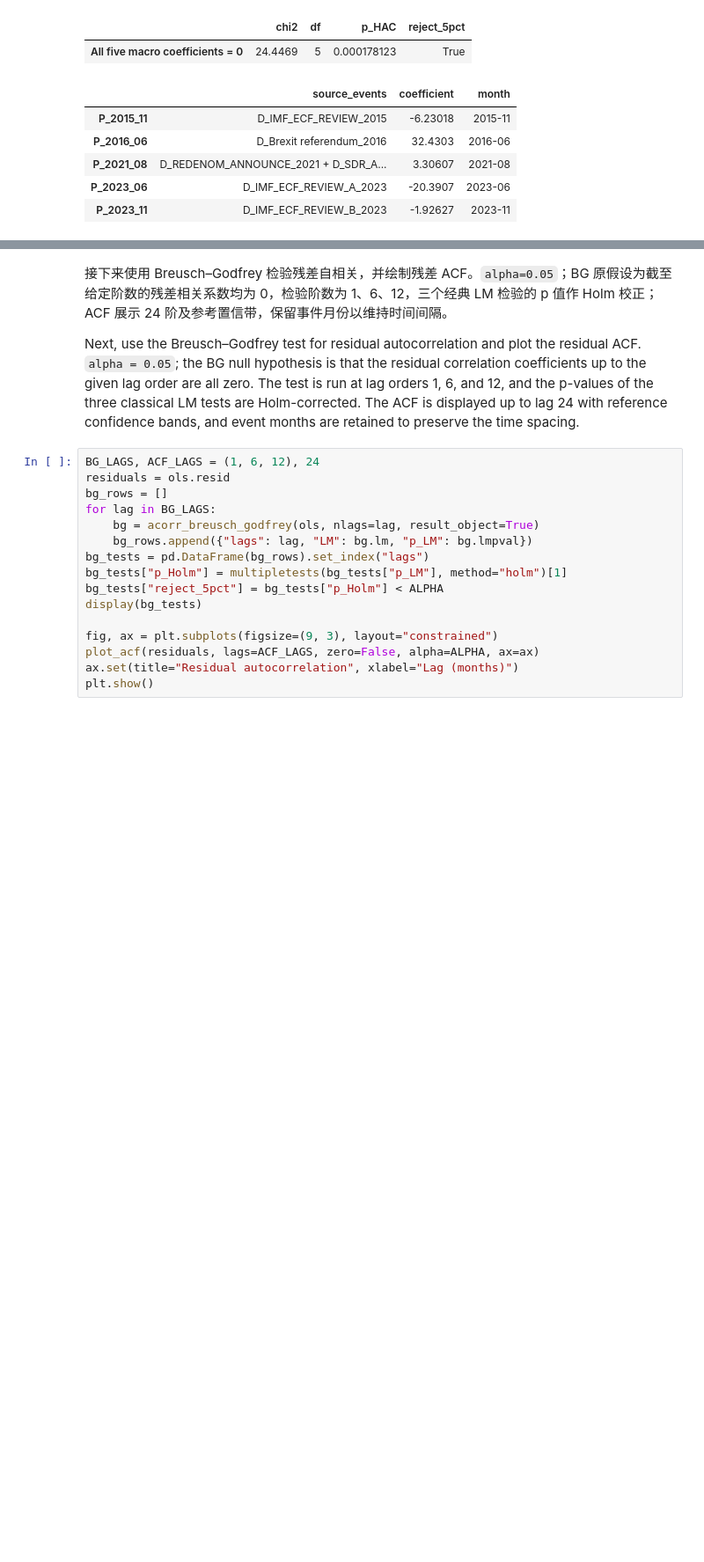
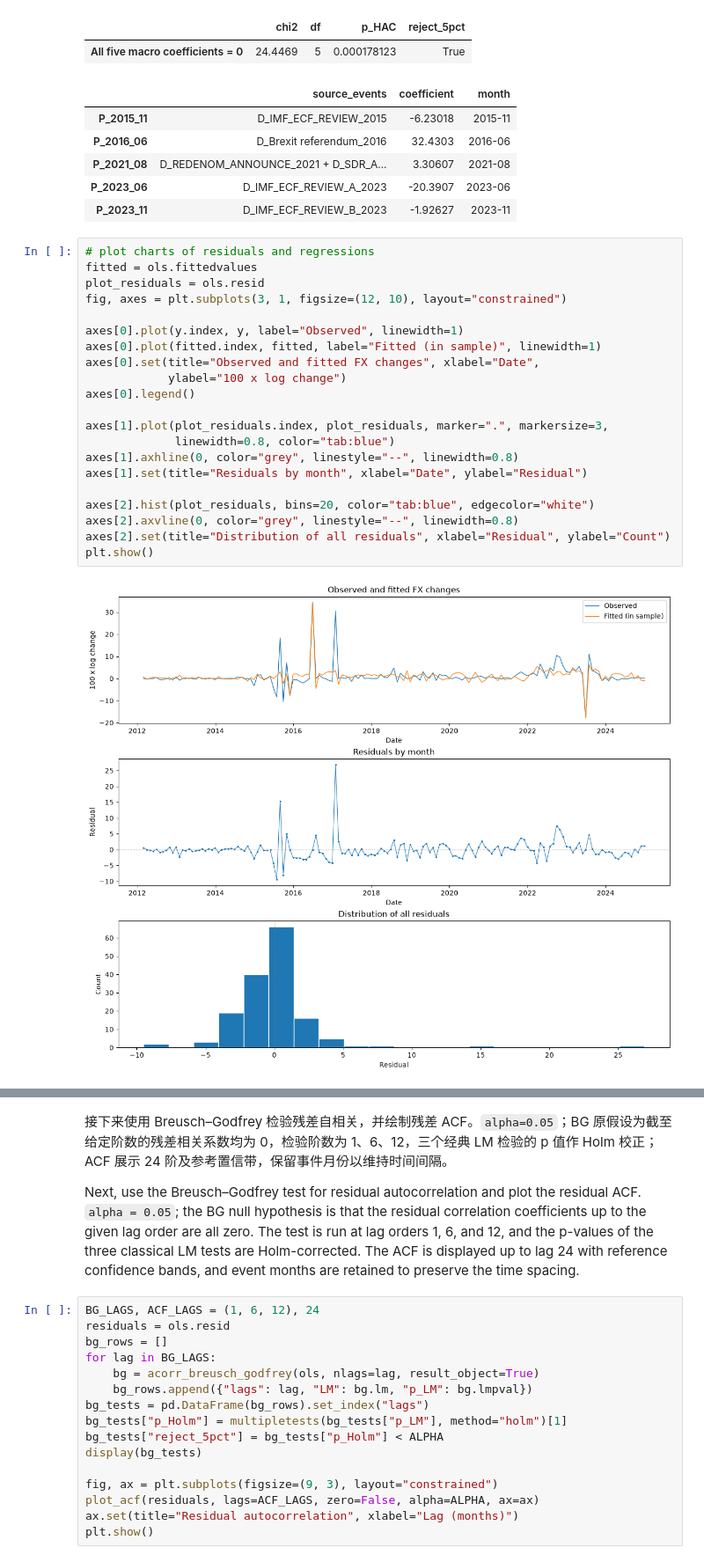
Before and after one commit to Kitazaki-Hinata/SLE_research, a Jupyter notebook: notebook/6_second_regression.ipynb, the cells around one changed output, grey strips where cells are left out. Shown at 88% size. Cells and saved outputs as stored; diff of their text form; blank space fills up the shorter version.

```diff
--- a/notebook/6_second_regression.ipynb
+++ b/notebook/6_second_regression.ipynb
@@ -209,6 +209,29 @@ display(policy_table)
 | P_2021_08 | D_REDENOM_ANNOUNCE_2021 + D_SDR_A... | 3.30607 | 2021-08 |
 | P_2023_06 | D_IMF_ECF_REVIEW_A_2023 | -20.3907 | 2023-06 |
 | P_2023_11 | D_IMF_ECF_REVIEW_B_2023 | -1.92627 | 2023-11 |
+# %%
+# plot charts of residuals and regressions
+fitted = ols.fittedvalues
+plot_residuals = ols.resid
+fig, axes = plt.subplots(3, 1, figsize=(12, 10), layout="constrained")
+
+axes[0].plot(y.index, y, label="Observed", linewidth=1)
+axes[0].plot(fitted.index, fitted, label="Fitted (in sample)", linewidth=1)
+axes[0].set(title="Observed and fitted FX changes", xlabel="Date",
+            ylabel="100 x log change")
+axes[0].legend()
+
+axes[1].plot(plot_residuals.index, plot_residuals, marker=".", markersize=3,
+             linewidth=0.8, color="tab:blue")
+axes[1].axhline(0, color="grey", linestyle="--", linewidth=0.8)
+axes[1].set(title="Residuals by month", xlabel="Date", ylabel="Residual")
+
+axes[2].hist(plot_residuals, bins=20, color="tab:blue", edgecolor="white")
+axes[2].axvline(0, color="grey", linestyle="--", linewidth=0.8)
+axes[2].set(title="Distribution of all residuals", xlabel="Residual", ylabel="Count")
+plt.show()
+# %% [output]
+[figure, added]
 # %% [markdown]
 #### <u>**回归结果较好。**</u> <u>**The regression results are fairly good.**</u>
 
```
Also changed, not shown: parts of 2 cells of this notebook, 2 other files.
